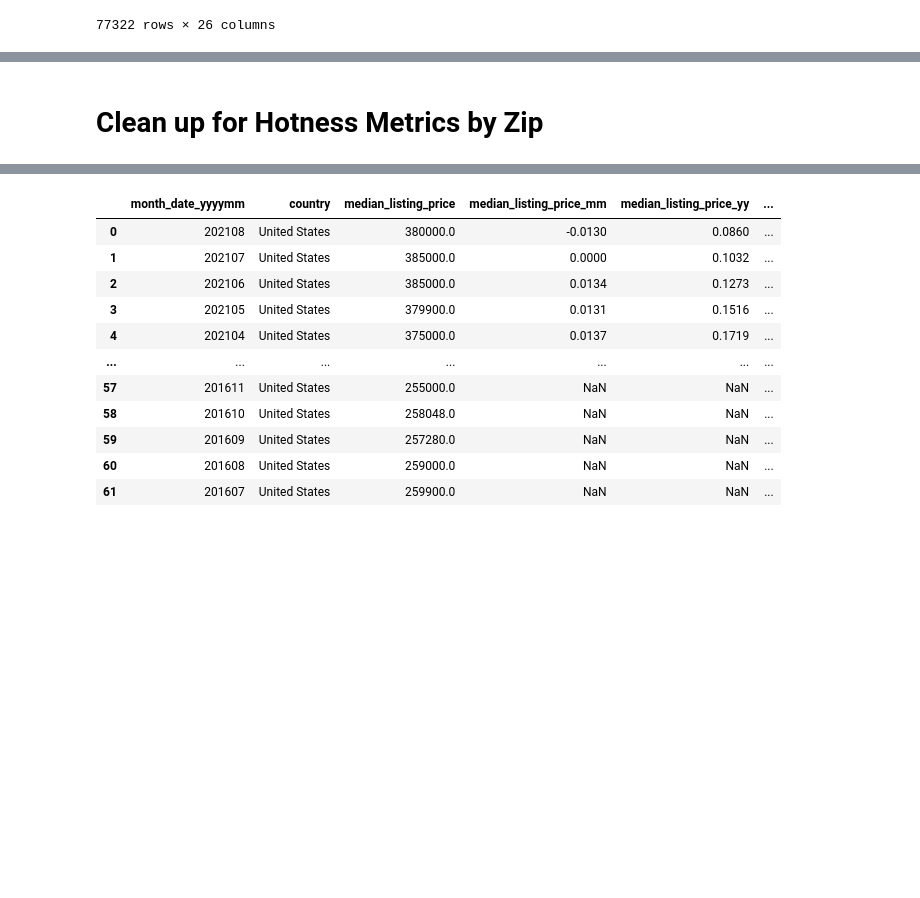
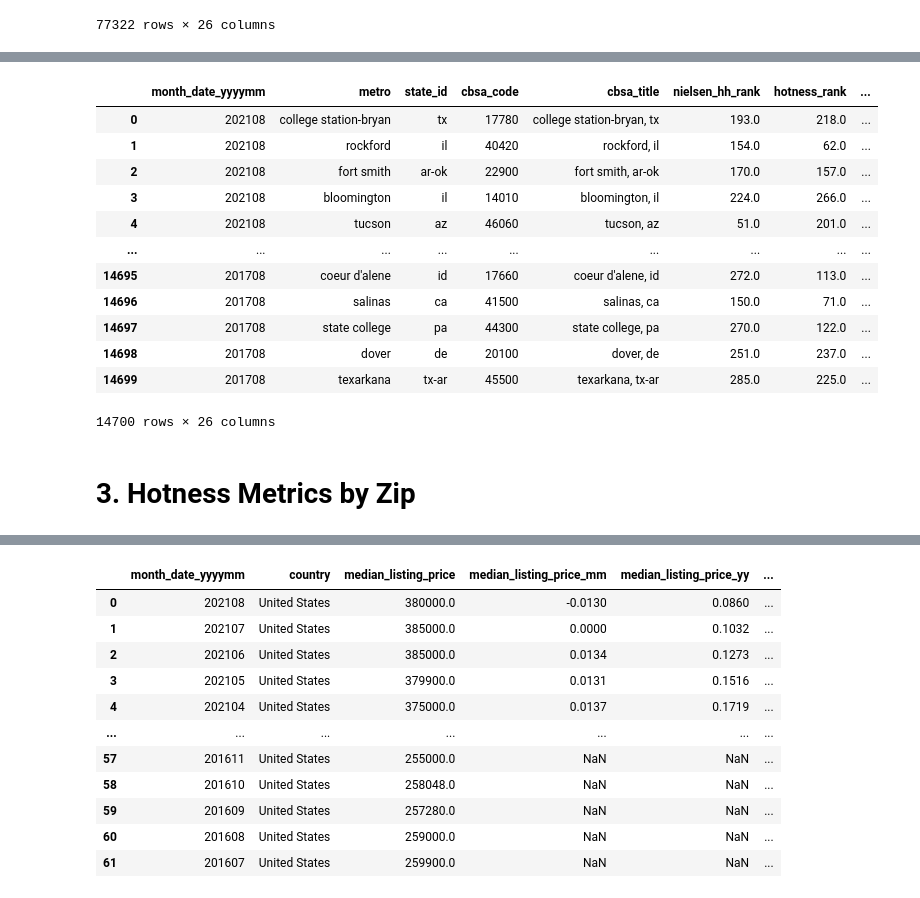
Before and after one commit to Tinuola-1/Project3Visuals, a Jupyter notebook: Notebooks/Cleanup_Notebook.ipynb, the cells around one changed output, grey strips where cells are left out. Drawn from its saved outputs; the diff is of its cells as text; code cells hidden in the pictures; blank space fills up the shorter version.

```diff
--- a/Notebooks/Cleanup_Notebook.ipynb
+++ b/Notebooks/Cleanup_Notebook.ipynb
@@ -91,0 +145,3 @@ metro_hotness
+# %%
+metro_hotness.drop(labels =[14700], axis=0,inplace = True)
+metro_hotness
@@ -91,0 +162,11 @@ metro_hotness
+# %%
+# new data frame with split value columns
+new = metro_hotness["cbsa_title"].str.split(",", n = 1, expand = True)
+
+# making separate first name column from new data frame
+metro_hotness["metro"]= new[0]
+
+# making separate last name column from new data frame
+metro_hotness["state_id"]= new[1]
+
+metro_hotness
@@ -92,6 +208,53 @@ metro_hotness
+# %%
+metro_hotness = metro_hotness[[
+
+'month_date_yyyymm',
+'metro',
+'state_id',
+'cbsa_code',
+'cbsa_title',
+'nielsen_hh_rank',
+'hotness_rank',
+'hotness_rank_mm',
+'hotness_rank_yy',
+'hotness_score',
+'supply_score',
+'demand_score',
+'median_days_on_market',
+'median_days_on_market_mm',
+'median_dom_mm_day',
+'median_days_on_market_yy',
+'median_dom_yy_day',
+'median_dom_vs_us',
+'ldp_unique_viewers_per_property_mm',
+'ldp_unique_viewers_per_property_yy',
+'ldp_unique_viewers_per_property_vs_us',
+'median_listing_price',
+'median_listing_price_mm',
+'median_listing_price_yy',
+'median_listing_price_vs_us',
+'quality_flag'
+
+
+]]
+metro_hotness
+# %% [output]
+|  | month_date_yyyymm | metro | state_id | cbsa_code | cbsa_title | nielsen_hh_rank | hotness_rank | ... |
+| 0 | 202108 | college station-bryan | tx | 17780 | college station-bryan, tx | 193.0 | 218.0 | ... |
+| 1 | 202108 | rockford | il | 40420 | rockford, il | 154.0 | 62.0 | ... |
+| 2 | 202108 | fort smith | ar-ok | 22900 | fort smith, ar-ok | 170.0 | 157.0 | ... |
+| 3 | 202108 | bloomington | il | 14010 | bloomington, il | 224.0 | 266.0 | ... |
+| 4 | 202108 | tucson | az | 46060 | tucson, az | 51.0 | 201.0 | ... |
+| ... | ... | ... | ... | ... | ... | ... | ... | ... |
+| 14695 | 201708 | coeur d'alene | id | 17660 | coeur d'alene, id | 272.0 | 113.0 | ... |
+| 14696 | 201708 | salinas | ca | 41500 | salinas, ca | 150.0 | 71.0 | ... |
+| 14697 | 201708 | state college | pa | 44300 | state college, pa | 270.0 | 122.0 | ... |
+| 14698 | 201708 | dover | de | 20100 | dover, de | 251.0 | 237.0 | ... |
+| 14699 | 201708 | texarkana | tx-ar | 45500 | texarkana, tx-ar | 285.0 | 225.0 | ... |
+14700 rows × 26 columns
 # %%
 metro_hotness.to_csv("../Output/Hotness_Metrics_By_Metro.csv")
 # %% [markdown]
-# Clean up for Hotness Metrics by Zip
+# 3. Hotness Metrics by Zip
 # %%
 zip_hotness = pd.read_csv("../Dataset/Market_Hotness/Hotness_Metrics_zip_History.csv")
```
Also changed, not shown: parts of 52 cells of this notebook.
